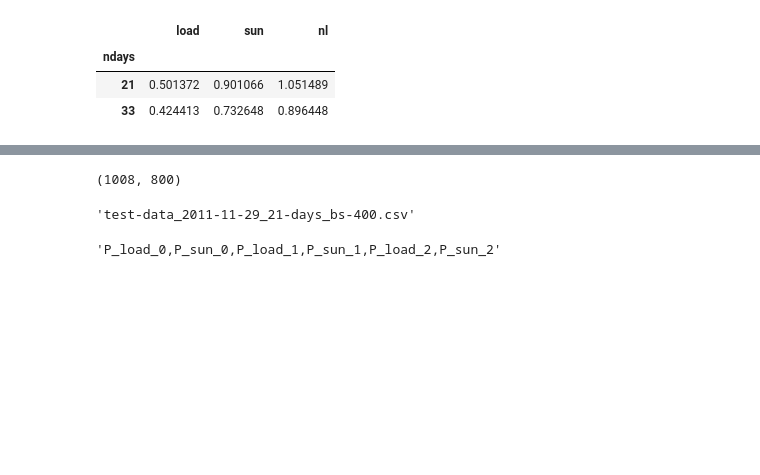
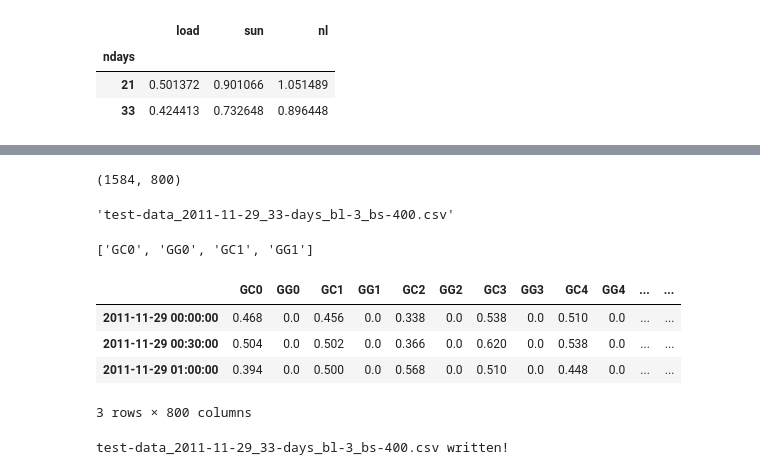
Before and after one commit to pierre-haessig/solarhome-control-bench, a Jupyter notebook: data/data_variability_bootstrap.ipynb, the cells around one changed output, grey strips where cells are left out. Saved outputs shown, nothing was run; the diff lists cells and outputs as text; code cells hidden in the pictures; blank space fills up the shorter version.

```diff
--- a/data/data_variability_bootstrap.ipynb
+++ b/data/data_variability_bootstrap.ipynb
@@ -281,7 +308,7 @@ the following cells are a gathering of cells used throughout the notebook. The b
 df = pd.read_csv('../data/data_2011-2012.csv', index_col=0, parse_dates=True)
 
 # slice test weeks:
-df = df['2011-11-29':'2011-12-19'] # 3 weeks
+df = df['2011-11-29':'2011-12-31'] # 33 days, almost 5 weeks
 n = len(df)
 n//48 # days
 # %% [output]
@@ -289,6 +316,6 @@ n//48 # days
 # %%
 P_load = df.GC
-P_sun = df.GG/1.04*P_pvp;
+P_sun = df.GG #/1.04*P_pvp; no rated PV power correction
 
 X = np.vstack([P_load, P_sun]).T
 X.shape
@@ -310,16 +337,17 @@ Xb_stacked = np.hstack(Xb_list)
 # plt.plot(Xb_stacked[:48*7, :4]) # check
 Xb_stacked.shape
 # %% [output]
-(1008, 800)
+(1584, 800)
 # %%
-fname = 'test-data_{}_{:.0f}-days_bs-{}.csv'.format(df.index.date[0], n//48, len(Xb_list))
+fname = 'test-data_{}_{:.0f}-days_bl-{}_bs-{}.csv'.format(
+        df.index.date[0], n//48, blen, len(Xb_list))
 fname
 # %% [output]
-'test-data_2011-11-29_21-days_bs-400.csv'
+'test-data_2011-11-29_33-days_bl-3_bs-400.csv'
 # %%
-header = (['P_load_%d' % k, 'P_sun_%d' % k] for k in range(nsamp))
-header = sum(header, [])
-header = ','.join(header)
-header[:50]
+#cols = (['P_load_%d' % k, 'P_sun_%d' % k] for k in range(nsamp))
+cols = (['GC%d' % k, 'GG%d' % k] for k in range(nsamp))
+cols = sum(cols, [])
+cols[:4]
 # %% [output]
-'P_load_0,P_sun_0,P_load_1,P_sun_1,P_load_2,P_sun_2'
+['GC0', 'GG0', 'GC1', 'GG1']
@@ -329,0 +354,14 @@ with open(fname, 'w') as out:
+# %%
+df_bs = pd.DataFrame(Xb_stacked, index = df.index, columns=cols)
+df_bs.head(3)
+# %% [output]
+|  | GC0 | GG0 | GC1 | GG1 | GC2 | GG2 | GC3 | GG3 | GC4 | GG4 | ... | ... |
+| 2011-11-29 00:00:00 | 0.468 | 0.0 | 0.456 | 0.0 | 0.338 | 0.0 | 0.538 | 0.0 | 0.510 | 0.0 | ... | ... |
+| 2011-11-29 00:30:00 | 0.504 | 0.0 | 0.502 | 0.0 | 0.366 | 0.0 | 0.620 | 0.0 | 0.538 | 0.0 | ... | ... |
+| 2011-11-29 01:00:00 | 0.394 | 0.0 | 0.500 | 0.0 | 0.568 | 0.0 | 0.510 | 0.0 | 0.448 | 0.0 | ... | ... |
+3 rows × 800 columns
+# %%
+df_bs.to_csv(fname, float_format='%.6g')
+print(fname + ' written!')
+# %% [output]
+test-data_2011-11-29_33-days_bl-3_bs-400.csv written!
```
Also changed, not shown: parts of 22 cells of this notebook, 3 other files.
